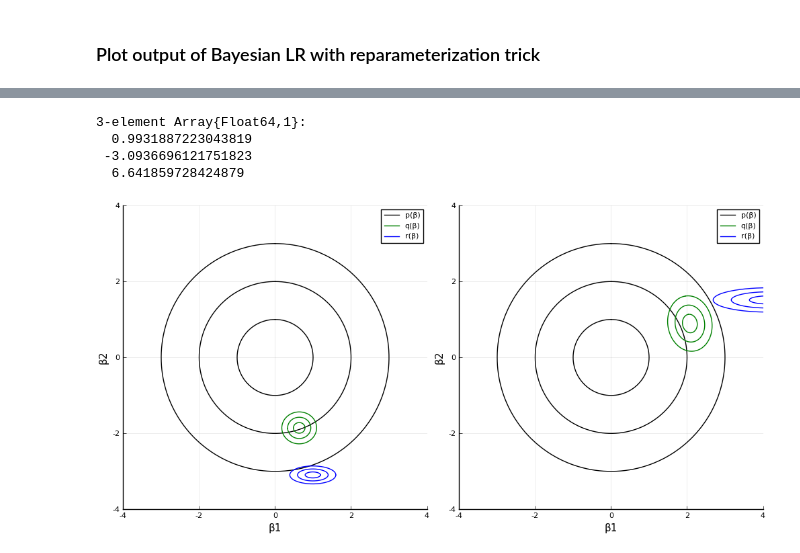
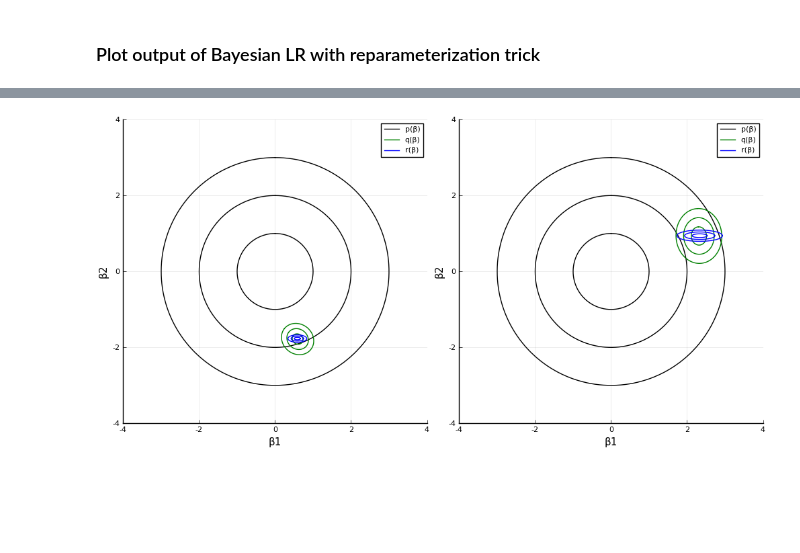
Before and after one commit to fnlandini/BayesianModels, a Jupyter notebook: examples/LogisticRegression.ipynb, the cells around one changed output, grey strips where cells are left out. Drawn from its saved outputs; the diff is of its cells as text; code cells hidden in the pictures; blank space fills up the shorter version.

```diff
--- a/examples/LogisticRegression.ipynb
+++ b/examples/LogisticRegression.ipynb
@@ -729,41 +640,33 @@ plot(pdec1, pdec2, layout = l, size = (1200, 500))
-# %%
-diagm(λ[1])
-μ[1]
-# %% [output]
-3-element Array{Float64,1}:
-  0.9931887223043819
- -3.0936696121751823
-  6.641859728424879
 # %%
 l = @layout [a b]
 ppost1 = plot(xlims = (-4, 4), ylims = (-4, 4),
               aspect_ratio=:equal, xlabel = "β1",
               ylabel = "β2")
 
 μ₀ = model.stickbreaking[1].β.prior.μ
 Σ₀ = model.stickbreaking[1].β.prior.Σ
 μᵦ = model.stickbreaking[1].β.posterior.μ
 Σᵦ = model.stickbreaking[1].β.posterior.Σ
 plotnormal2d(ppost1, μ₀[1:2], Σ₀[1:2, 1:2], ncontours = 3, color = :black, label="p(β)")
 plotnormal2d(ppost1, μᵦ[1:2], Σᵦ[1:2, 1:2], ncontours = 3, color = :green, label="q(β)")
-plotnormal2d(ppost1, μ[1][1:2], diagm(exp.(λ[1]))[1:2, 1:2], ncontours = 3, color = :blue, label="r(β)")
+plotnormal2d(ppost1, μ[1,1:2], diagm(exp.(λ[1,:]))[1:2, 1:2], ncontours = 3, color = :blue, label="r(β)")
 
 
 
 ppost2 = plot(xlims = (-4, 4), ylims = (-4, 4),
               aspect_ratio=:equal, xlabel = "β1",
               ylabel = "β2")
 μ₀ = model.stickbreaking[2].β.prior.μ
 Σ₀ = model.stickbreaking[2].β.prior.Σ
 μᵦ = model.stickbreaking[2].β.posterior.μ
 Σᵦ = model.stickbreaking[2].β.posterior.Σ
 plotnormal2d(ppost2, μ₀[1:2], Σ₀[1:2, 1:2], ncontours = 3, color = :black, label="p(β)")
 plotnormal2d(ppost2, μᵦ[1:2], Σᵦ[1:2, 1:2], ncontours = 3, color = :green, label="q(β)")
-plotnormal2d(ppost2, μ[2][1:2], diagm(exp.(λ[2]))[1:2, 1:2], ncontours = 3, color = :blue, label="r(β)")
+plotnormal2d(ppost2, μ[2,1:2], diagm(exp.(λ[2,:]))[1:2, 1:2], ncontours = 3, color = :blue, label="r(β)")
 
 
 
 
 plot(ppost1, ppost2, layout = l, size = (1000, 500))
 # %% [output]
-[figure, old version]
+[figure, new version]
```
Also changed, not shown: parts of 11 cells of this notebook.
